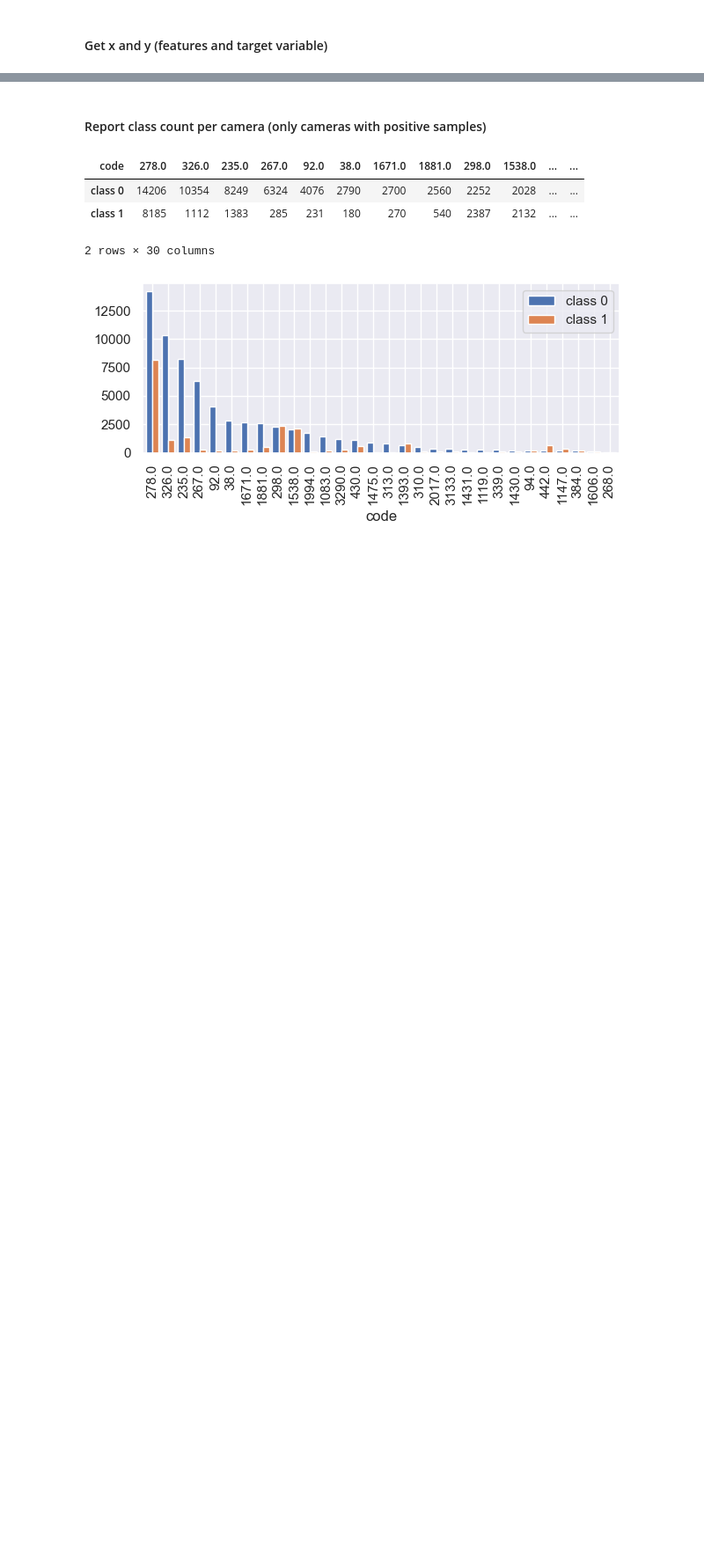
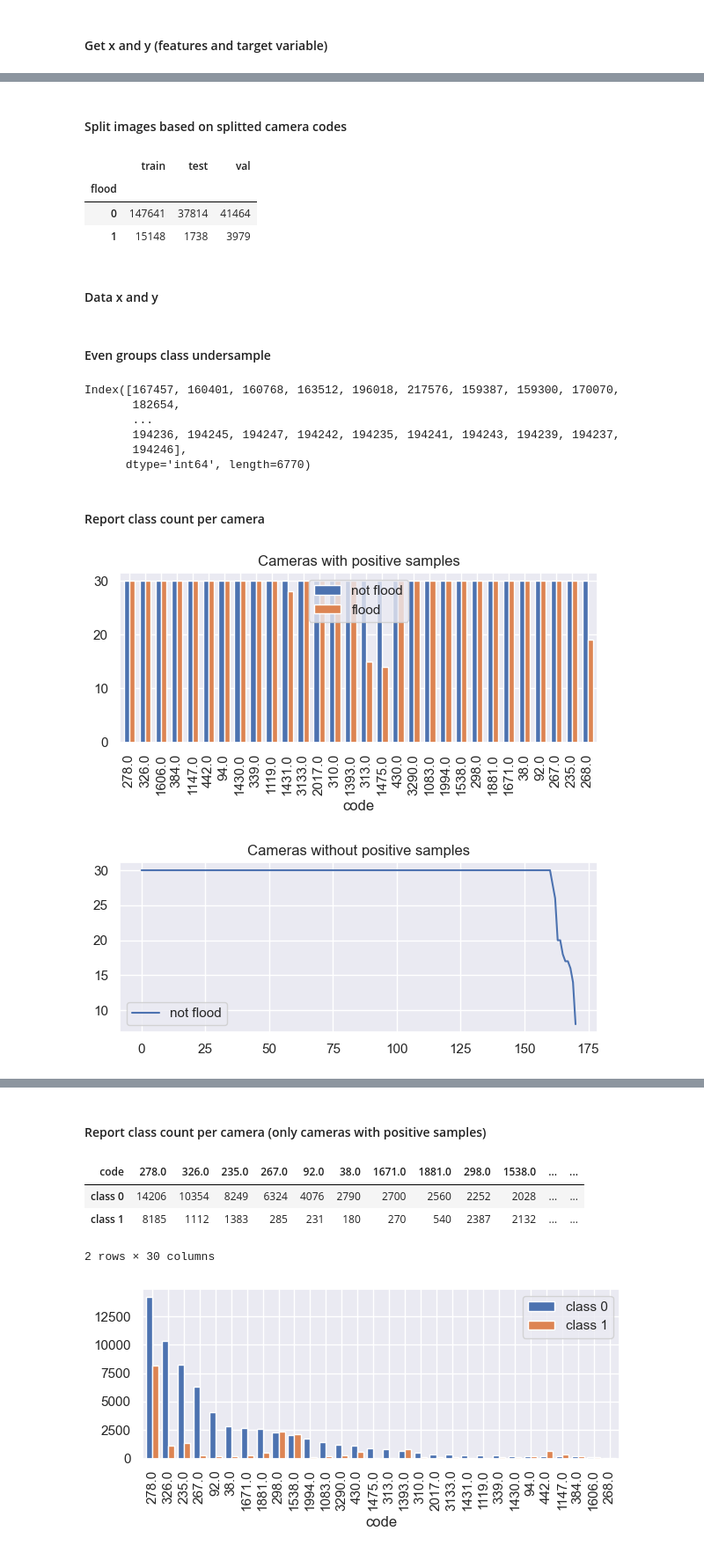
Before and after one commit to luisresende13/octa-flood-images, a Jupyter notebook: Split + Copy Images to Folder.ipynb, the cells around one changed output, grey strips where cells are left out. Shown: that part at 88% size. Saved outputs shown, nothing was run; the diff lists cells and outputs as text; code cells hidden in the pictures; blank space fills up the shorter version.

```diff
--- a/Split + Copy Images to Folder.ipynb
+++ b/Split + Copy Images to Folder.ipynb
@@ -105,8 +61,6 @@ random_state = 3
 # %% [markdown]
 #### Shuffle Samples
 # %%
-data = df_sample.copy()
-
 data = data.sample(n=len(data), replace=replace, random_state=random_state)
 
 display(data.index[:10])
@@ -172,0 +228,8 @@ def report_class_count_per_group(Y, groups):
+# %%
+codes = data['code'].unique().tolist()
+codes_1 = data[data['flood'] == 1.0]['code'].unique().tolist()
+codes_0 = list(set(codes).difference(codes_1))
+
+print('All cameras:', len(codes))
+print('Cameras with positive class:', len(codes_1))
+print('Cameras without positive class:', len(codes_0))
@@ -172,0 +295,68 @@ def report_class_count_per_group(Y, groups):
+# %% [markdown]
+#### Split images based on splitted camera codes
+# %%
+data_train = data[data['code'].isin(codes_train)]
+data_test = data[data['code'].isin(codes_test)]
+data_val = data[data['code'].isin(codes_val)]
+
+display(pd.concat([
+    train['flood'].value_counts().to_frame('train'),
+    test['flood'].value_counts().to_frame('test'),
+    val['flood'].value_counts().to_frame('val')
+], axis=1))
+# %% [output]
+|  | train | test | val |
+| flood |  |  |  |
+| 0 | 147641 | 37814 | 41464 |
+| 1 | 15148 | 1738 | 3979 |
+# %% [markdown]
+#### Data x and y
+# %%
+x = data.drop('flood', axis=1)
+y = data['flood']
+groups = data['code']
+# %% [markdown]
+#### Even groups class undersample
+# %%
+x_even, y_even, groups_even = group_even_class_undersample(x, y, groups, n=30, random_state=random_state)
+y_multi_even = Y_multi.loc[y_even.index]
+
+display(y_even.index)
+# %% [output]
+Index([167457, 160401, 160768, 163512, 196018, 217576, 159387, 159300, 170070,
+       182654,
+       ...
+       194236, 194245, 194247, 194242, 194235, 194241, 194243, 194239, 194237,
+       194246],
+      dtype='int64', length=6770)
+# %% [markdown]
+#### Report class count per camera
+# %%
+groups_even_1 = groups_even[groups_even.isin(codes_1)]
+y_even_1 = y_even.loc[groups_even_1.index]
+
+cls_cnt = pd.concat([
+    groups_even_1[y_even_1 == 0.0].value_counts().rename('not flood'),
+    groups_even_1[y_even_1 == 1.0].value_counts().rename('flood')
+], axis=1)
+
+fig = plt.figure(figsize=(7, 2.5))
+ax = fig.subplots(1, 1)
+
+cls_cnt.plot.bar(width=0.7, ax=ax)
+plt.title('Cameras with positive samples')
+plt.show()
+
+groups_even_0 = groups_even[groups_even.isin(codes_0)]
+y_even_0 = y_even.loc[groups_even_0.index]
+
+fig = plt.figure(figsize=(7, 2.5))
+ax = fig.subplots(1, 1)
+
+groups_even_0.value_counts().reset_index(drop=True).rename('not flood').plot(ax=ax)
+plt.title('Cameras without positive samples')
+plt.legend()
+plt.show()
+# %% [output]
+[figure, added]
+[figure, added]
```
Also changed, not shown: parts of 40 cells of this notebook, 4 other files.
